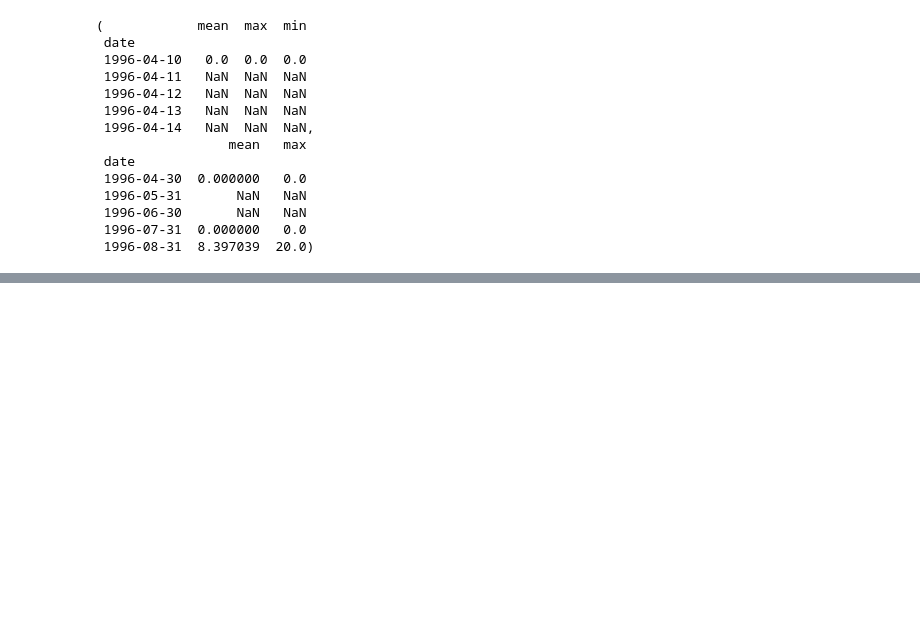
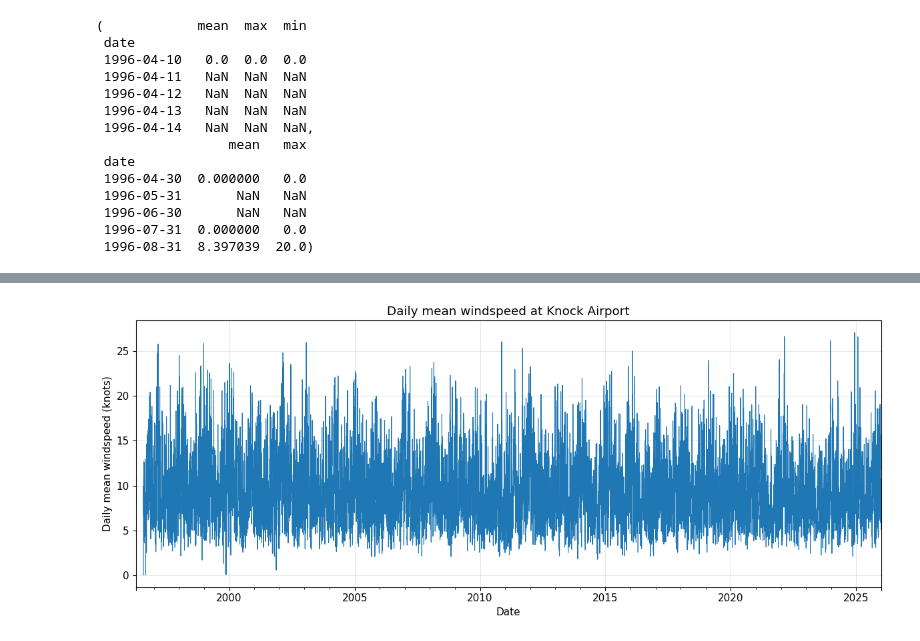
Before and after one commit to EderOlimpio/PFDA, a Jupyter notebook: project/wind_resource_ireland.ipynb, the cells around one changed output, grey strips where cells are left out. Saved outputs shown, nothing was run; the diff lists cells and outputs as text; code cells hidden in the pictures; blank space fills up the shorter version.

Commit message:
Complete wind resource project notebook and README

```diff
--- a/project/wind_resource_ireland.ipynb
+++ b/project/wind_resource_ireland.ipynb
@@ -142,0 +151,13 @@ Monthly wind shape: (358, 2)
+# %%
+# Daily mean windspeed at Knock
+
+plt.figure()
+daily_wind["mean"].plot(linewidth=0.8)
+plt.title("Daily mean windspeed at Knock Airport")
+plt.xlabel("Date")
+plt.ylabel("Daily mean windspeed (knots)")
+plt.grid(alpha=0.3)
+plt.tight_layout()
+plt.show()
+# %% [output]
+[figure, added]
```
Also changed, not shown: parts of 19 cells of this notebook, 1 other file.
